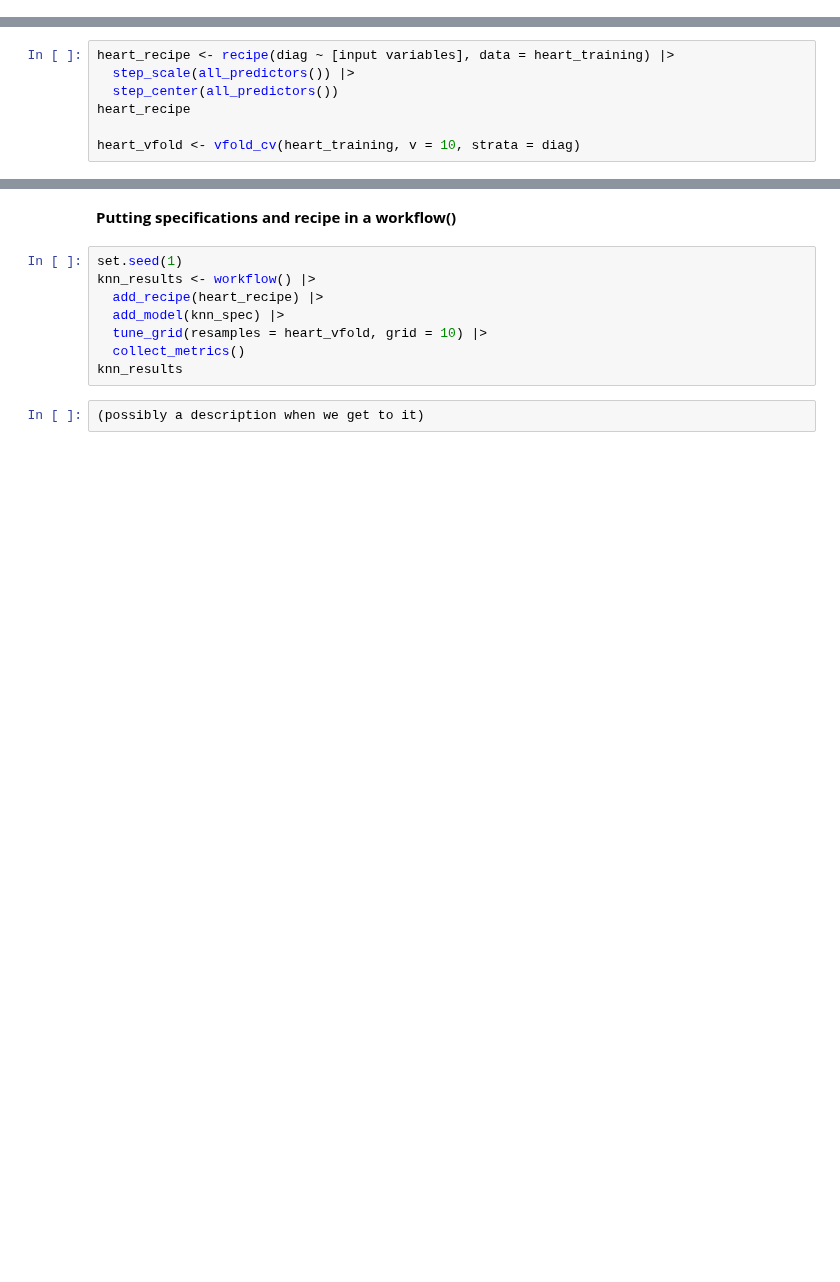
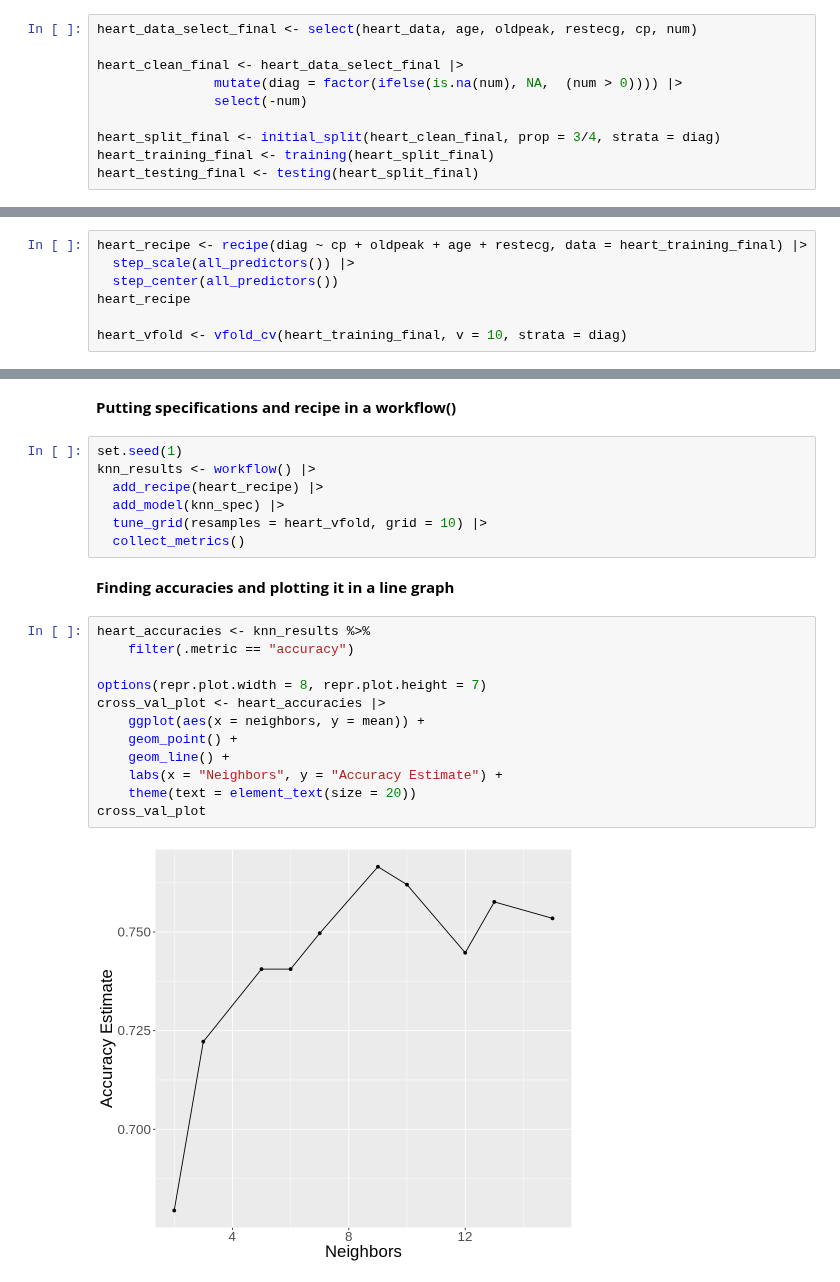
Before and after one commit to ibrahim1623/DSCI-100-Project, a Jupyter notebook: Group Project Report(133).ipynb, the cells around one changed output, grey strips where cells are left out. Saved outputs shown, nothing was run; the diff lists cells and outputs as text; blank space fills up the shorter version.

```diff
--- a/Group Project Report(133).ipynb
+++ b/Group Project Report(133).ipynb
@@ -468,3 +465,13 @@ https://prnt.sc/X24aIuVwuBsV
+# %%
+heart_data_select_final <- select(heart_data, age, oldpeak, restecg, cp, num)
+
+heart_clean_final <- heart_data_select_final |>
+               mutate(diag = factor(ifelse(is.na(num), NA,  (num > 0)))) |>
+               select(-num)
+
+heart_split_final <- initial_split(heart_clean_final, prop = 3/4, strata = diag)
+heart_training_final <- training(heart_split_final)
+heart_testing_final <- testing(heart_split_final)
 # %% [markdown]
 # Choosing the best K Value for the K-nn Classifier
 
@@ -478,9 +485,9 @@ Now that we have concluded the best combination of predictor variables, we will
 # %% [markdown]
 __Creating a recipe called heart_recipe using the heart training and then split data into 10 v-folds__
 # %%
-heart_recipe <- recipe(diag ~ [input variables], data = heart_training) |>
+heart_recipe <- recipe(diag ~ cp + oldpeak + age + restecg, data = heart_training_final) |>
   step_scale(all_predictors()) |>
   step_center(all_predictors())
 heart_recipe
 
-heart_vfold <- vfold_cv(heart_training, v = 10, strata = diag)
+heart_vfold <- vfold_cv(heart_training_final, v = 10, strata = diag)
@@ -507,6 +521,19 @@ knn_results <- workflow() |>
   add_model(knn_spec) |>
   tune_grid(resamples = heart_vfold, grid = 10) |>
   collect_metrics()
-knn_results
-# %%
-(possibly a description when we get to it)
+# %% [markdown]
+__Finding accuracies and plotting it in a line graph__
+# %%
+heart_accuracies <- knn_results %>%
+    filter(.metric == "accuracy")
+
+options(repr.plot.width = 8, repr.plot.height = 7)
+cross_val_plot <- heart_accuracies |>
+    ggplot(aes(x = neighbors, y = mean)) +
+    geom_point() +
+    geom_line() +
+    labs(x = "Neighbors", y = "Accuracy Estimate") +
+    theme(text = element_text(size = 20))
+cross_val_plot
+# %% [output]
+[figure, added]
```
Also changed, not shown: parts of 31 cells of this notebook.
